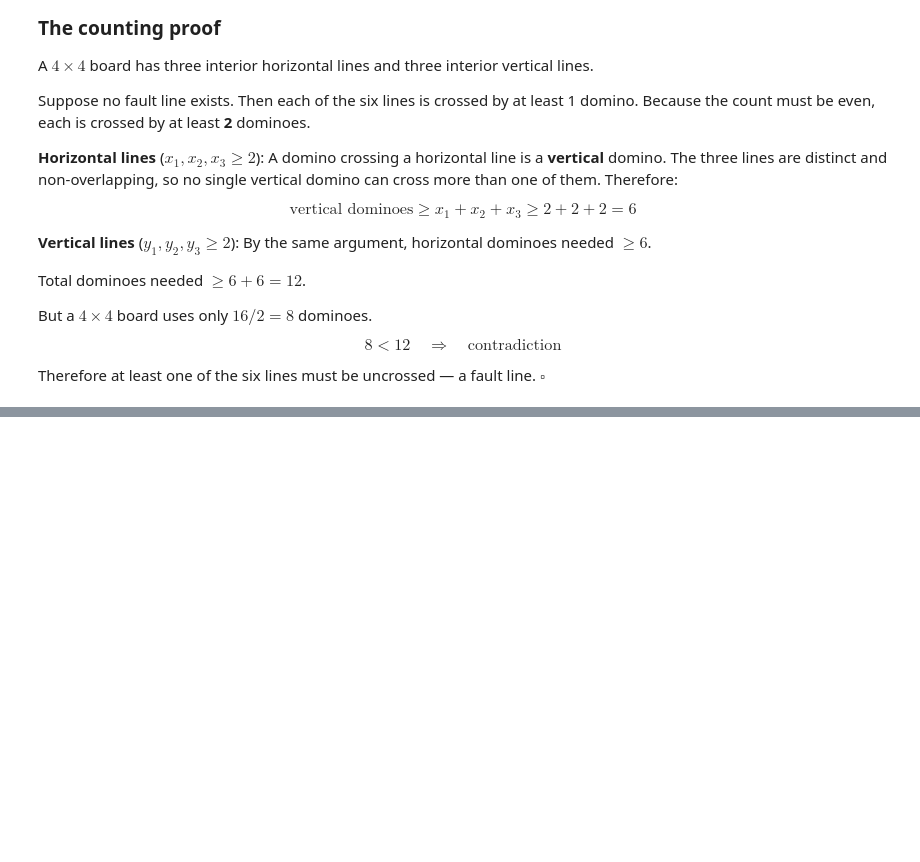
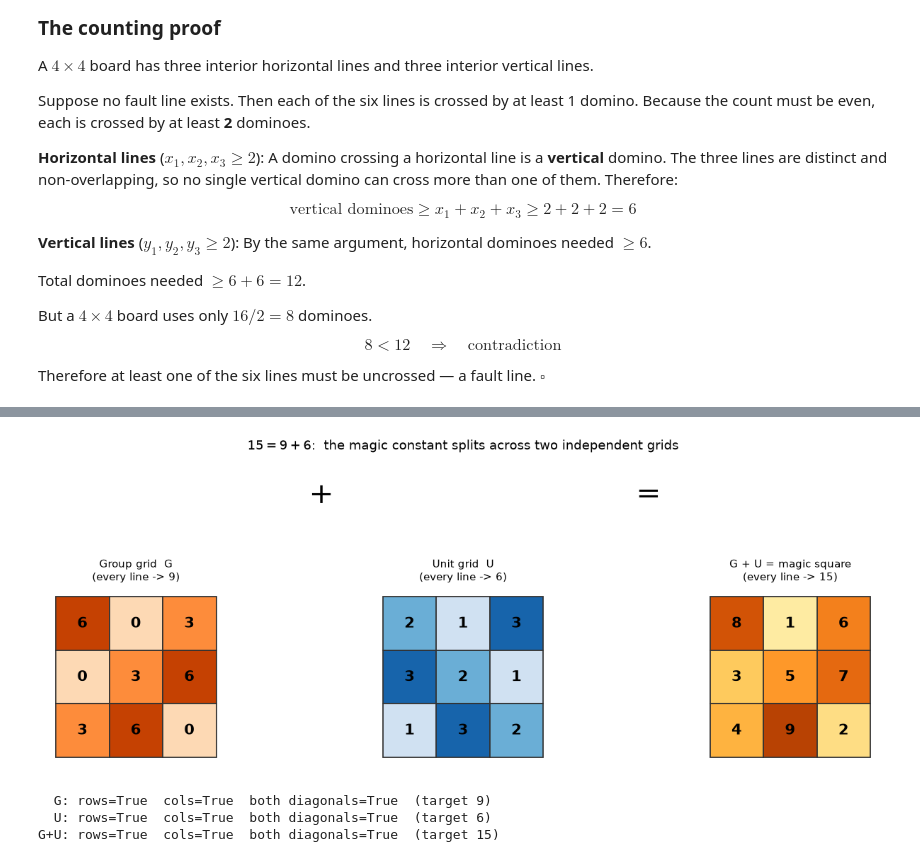
Before and after one commit to Motsepe-Jr/math-journey, a Jupyter notebook: combinatorics/brualdi-intro-combinatorics/chapter-01-what-is-combinatorics.ipynb, the cells around one changed output, grey strips where cells are left out. Saved outputs shown, nothing was run; the diff lists cells and outputs as text; code cells hidden in the pictures; blank space fills up the shorter version.

```diff
--- a/combinatorics/brualdi-intro-combinatorics/chapter-01-what-is-combinatorics.ipynb
+++ b/combinatorics/brualdi-intro-combinatorics/chapter-01-what-is-combinatorics.ipynb
@@ -587,0 +695,36 @@ https://gemini.google.com/app/7e3137fc79c5da6d
+# %%
+M = siamese(3)
+G = ((M - 1) // 3) * 3      # group value in {0, 3, 6}
+U = (M - 1) % 3 + 1         # unit value  in {1, 2, 3}
+
+def grid_plot(ax, A, title, cmap):
+    n = A.shape[0]
+    lo, hi = int(A.min()), int(A.max())
+    for i in range(n):
+        for j in range(n):
+            t = 0.2 + 0.6 * ((A[i, j] - lo) / (hi - lo) if hi > lo else 0.5)
+            ax.add_patch(plt.Rectangle((j, n - 1 - i), 1, 1, fc=cmap(t), ec='#333', lw=1.3))
+            ax.text(j + .5, n - 1 - i + .5, str(A[i, j]), ha='center', va='center',
+                    fontsize=15, fontweight='bold')
+    ax.set_xlim(-.2, n + .2); ax.set_ylim(-.2, n + .2)
+    ax.set_aspect('equal'); ax.axis('off')
+    ax.set_title(title, fontsize=11)
+
+fig, axes = plt.subplots(1, 3, figsize=(13, 4.6))
+grid_plot(axes[0], G,     'Group grid  G\n(every line -> 9)',  plt.cm.Oranges)
+grid_plot(axes[1], U,     'Unit grid  U\n(every line -> 6)',   plt.cm.Blues)
+grid_plot(axes[2], G + U, 'G + U = magic square\n(every line -> 15)', plt.cm.YlOrBr)
+axes[1].annotate('+', xy=(-0.28, 1.5), xycoords='axes fraction', fontsize=30, ha='center', va='center')
+axes[2].annotate('=', xy=(-0.28, 1.5), xycoords='axes fraction', fontsize=30, ha='center', va='center')
+plt.suptitle(r'$15 = 9 + 6$:  the magic constant splits across two independent grids', y=1.04, fontsize=13)
+plt.tight_layout(); plt.show()
+
+for name, A, target in [('G', G, 9), ('U', U, 6), ('G+U', G + U, 15)]:
+    rows = np.all(A.sum(1) == target); cols = np.all(A.sum(0) == target)
+    diag = (np.trace(A) == target) and (np.trace(np.fliplr(A)) == target)
+    print(f"{name:>3}: rows={rows}  cols={cols}  both diagonals={diag}  (target {target})")
+# %% [output]
+[figure, added]
+  G: rows=True  cols=True  both diagonals=True  (target 9)
+  U: rows=True  cols=True  both diagonals=True  (target 6)
+G+U: rows=True  cols=True  both diagonals=True  (target 15)
```
Also changed, not shown: parts of 13 cells of this notebook, 5 other files.
